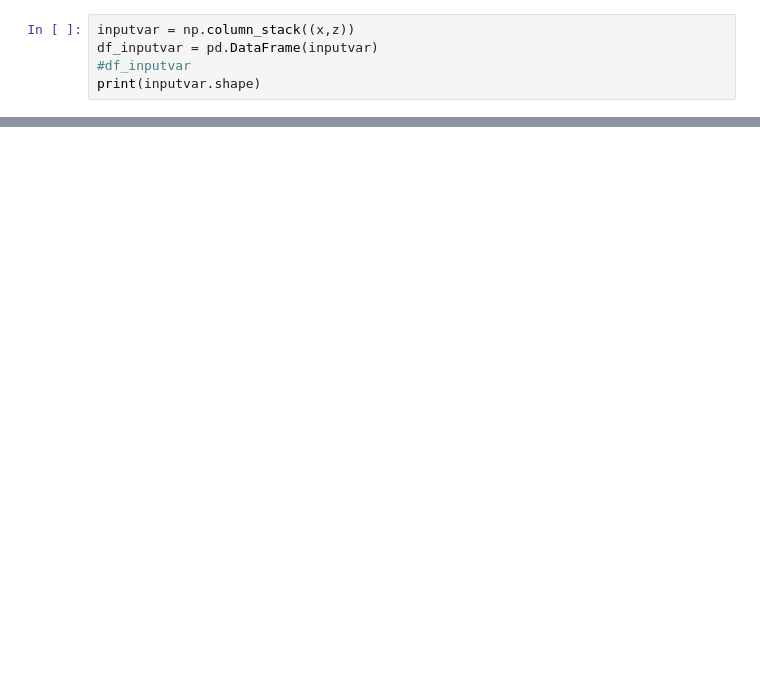
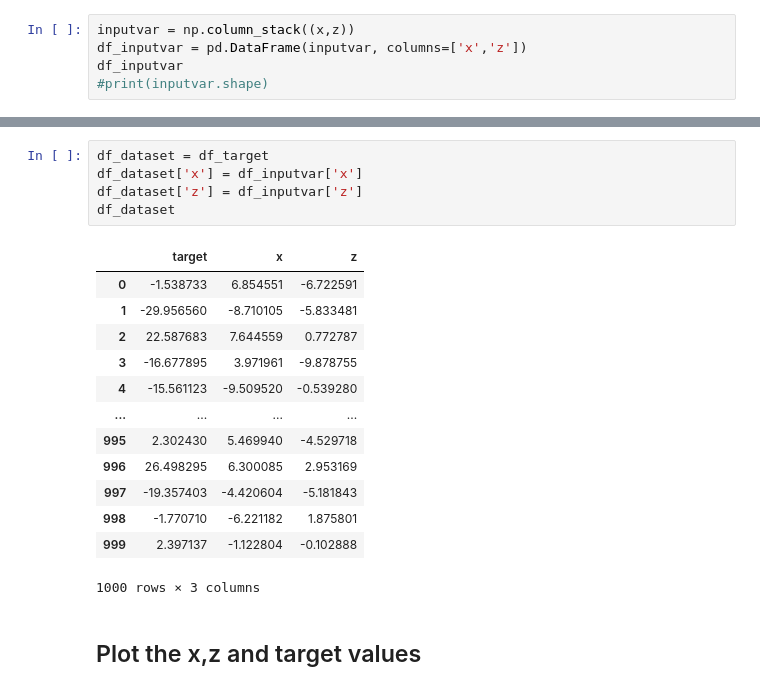
Before and after one commit to SanjayNarendran/pythonpoc02, a Jupyter notebook: linear04_gradiant.ipynb, the cells around one changed output, grey strips where cells are left out. Saved outputs shown, nothing was run; the diff lists cells and outputs as text; blank space fills up the shorter version.

```diff
--- a/linear04_gradiant.ipynb
+++ b/linear04_gradiant.ipynb
@@ -9,7 +10,7 @@ noice = np.random.uniform(low=-.1,high=1,size=(observations,1)  )
 #display(x,z)
 # %%
 inputvar = np.column_stack((x,z))
-df_inputvar = pd.DataFrame(inputvar)
-#df_inputvar
-print(inputvar.shape)
+df_inputvar = pd.DataFrame(inputvar, columns=['x','z'])
+df_inputvar
+#print(inputvar.shape)
 # %% [output]
@@ -34 +47,22 @@ df_target
 1000 rows × 1 columns
+# %%
+df_dataset = df_target
+df_dataset['x'] = df_inputvar['x']
+df_dataset['z'] = df_inputvar['z']
+df_dataset
+# %% [output]
+|  | target | x | z |
+| 0 | -1.538733 | 6.854551 | -6.722591 |
+| 1 | -29.956560 | -8.710105 | -5.833481 |
+| 2 | 22.587683 | 7.644559 | 0.772787 |
+| 3 | -16.677895 | 3.971961 | -9.878755 |
+| 4 | -15.561123 | -9.509520 | -0.539280 |
+| ... | ... | ... | ... |
+| 995 | 2.302430 | 5.469940 | -4.529718 |
+| 996 | 26.498295 | 6.300085 | 2.953169 |
+| 997 | -19.357403 | -4.420604 | -5.181843 |
+| 998 | -1.770710 | -6.221182 | 1.875801 |
+| 999 | 2.397137 | -1.122804 | -0.102888 |
+1000 rows × 3 columns
+# %% [markdown]
+## Plot the x,z and target values
```
Also changed, not shown: parts of 9 cells of this notebook, 1 other file.
